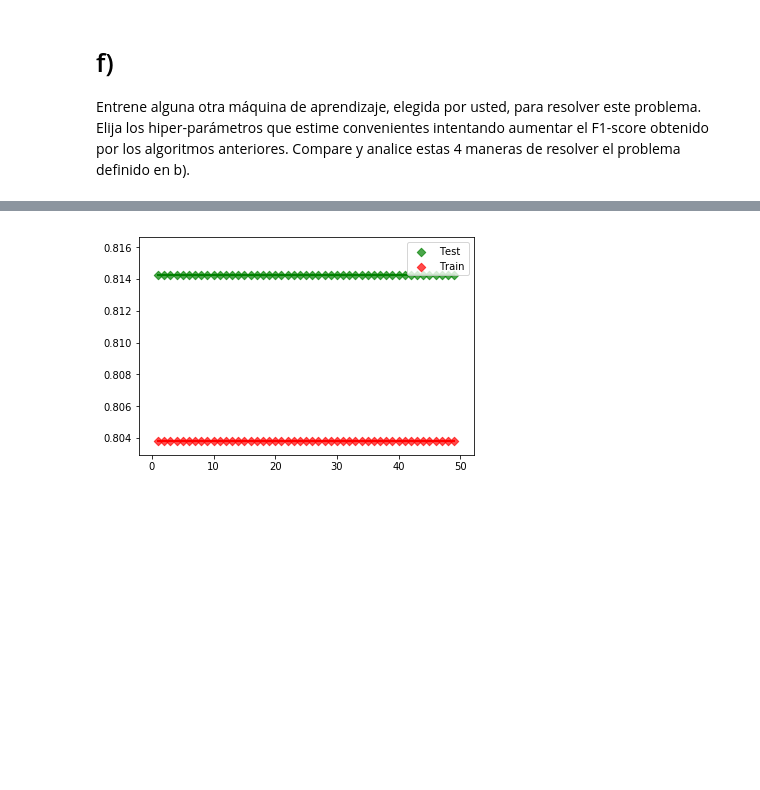
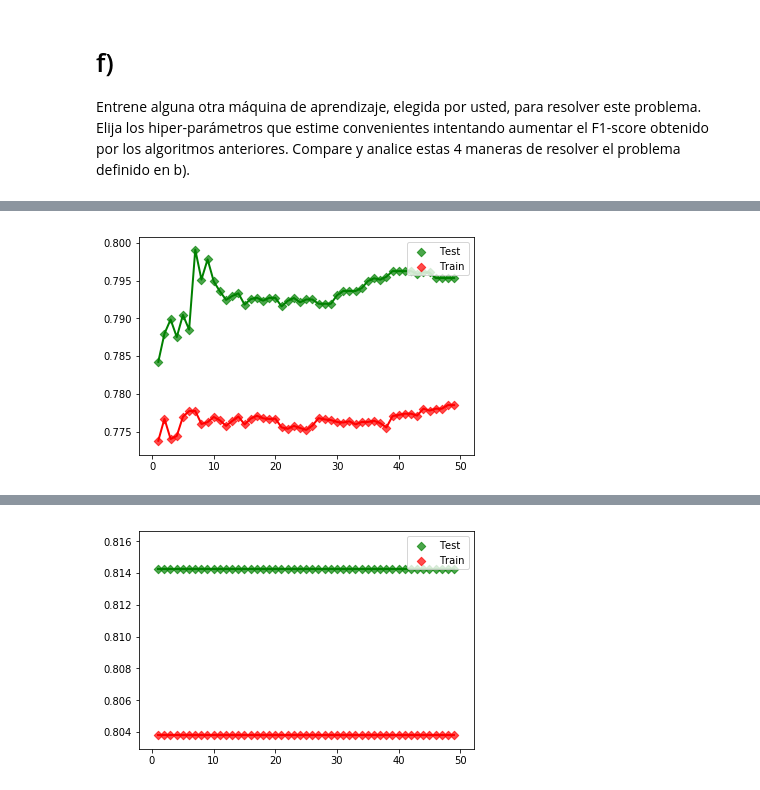
Before and after one commit to matiasarayac/tarea3-ML, a Jupyter notebook: Pregunta_3.ipynb, the cells around one changed output, grey strips where cells are left out. Cells and saved outputs as stored; diff of their text form; code cells hidden in the pictures; blank space fills up the shorter version.

```diff
--- a/Pregunta_3.ipynb
+++ b/Pregunta_3.ipynb
@@ -258,0 +261,30 @@ plt.show()
+# %%
+from sklearn.ensemble import AdaBoostClassifier
+from sklearn.linear_model import LogisticRegression as LR
+
+def ada3Estimator(c1):
+    model = AdaBoostClassifier(base_estimator=LR(multi_class = 'multinomial', solver = 'newton-cg'), n_estimators=c1,random_state=10)
+    model.fit(x_train,y_train)
+    y_pred=model.predict(x_test)
+    y_true=y_test
+    val=f1_score(y_true, y_pred)
+    y_pred=model.predict(x_train)
+    y_true=y_train
+    val2=f1_score(y_true,y_pred)
+    return (val,val2)
+y=[]
+x=[]
+y2=[]
+for i in range(1,50):
+    s=ada3Estimator(i)
+    y.append(s[0])
+    y2.append(s[1])
+    x.append(i)
+plt.plot(x,y, 'g', zorder=1, lw=2)
+plt.scatter(x,y,marker="D", c="g", alpha=0.7,label="Test")
+plt.plot(x,y2, 'r', zorder=1, lw=2)
+plt.scatter(x,y2,marker="D", c="r", alpha=0.7,label="Train")
+plt.legend(loc='upper right')
+plt.show()
+# %% [output]
+[figure, added]
```
Also changed, not shown: parts of 6 cells of this notebook.
